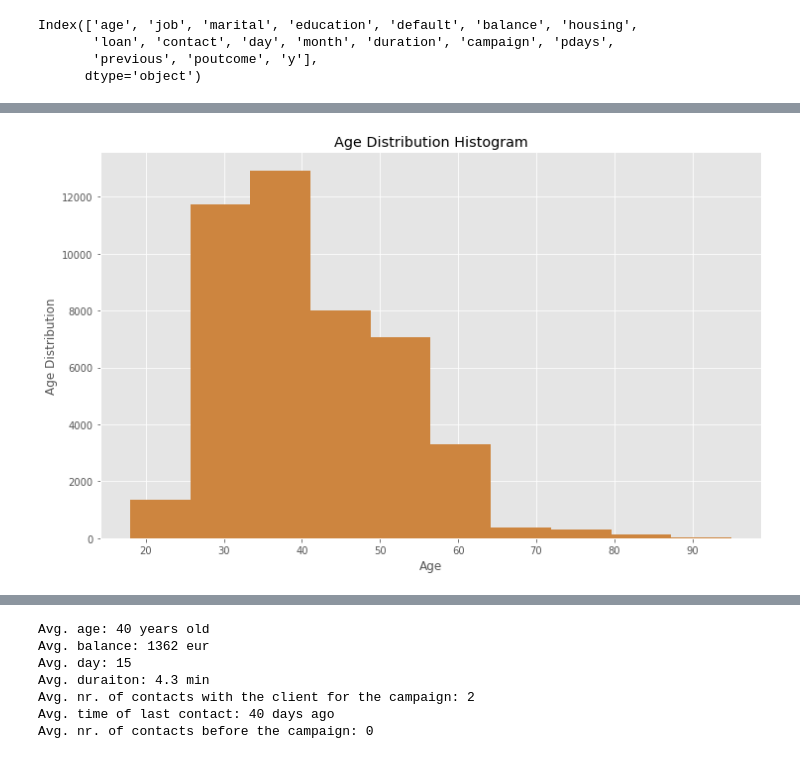
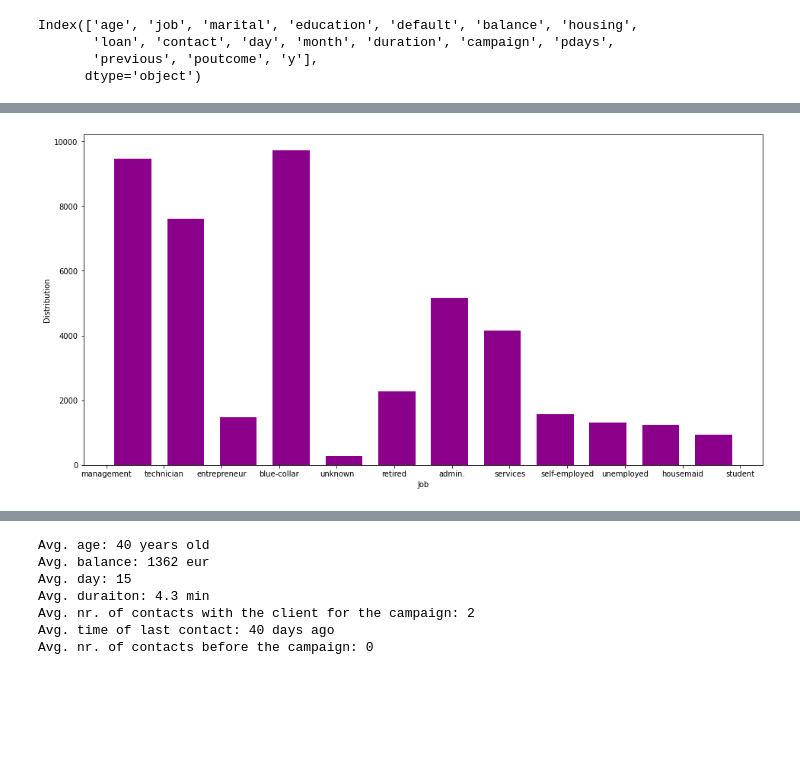
Before and after one commit to Coyote-Schmoyote/marketing-analysis-project, a Jupyter notebook: marketing_analysis_project.ipynb, the cells around one changed output, grey strips where cells are left out. Saved outputs shown, nothing was run; the diff lists cells and outputs as text; code cells hidden in the pictures; blank space fills up the shorter version.

```diff
--- a/marketing_analysis_project.ipynb
+++ b/marketing_analysis_project.ipynb
@@ -217,11 +185,8 @@ Name: job, dtype: int64
-# %%
-fig, ax1 = plt.subplots(figsize=(10, 6))
-fig.tight_layout()
-
-#Age
-ax1.hist(data["age"], color="peru")
-ax1.set(title="Age Distribution Histogram",
-        xlabel="Age",
-        ylabel="Age Distribution");
-# %% [output]
-[figure, removed]
+# %%
+plt.figure(figsize=(16,8))
+plt.hist(data.job, rwidth=0.7, bins=12, color="darkmagenta")
+plt.xlabel("Job")
+plt.ylabel("Distribution")
+plt.show();
+# %% [output]
+[figure, added]
```
Also changed, not shown: parts of 24 cells of this notebook.
